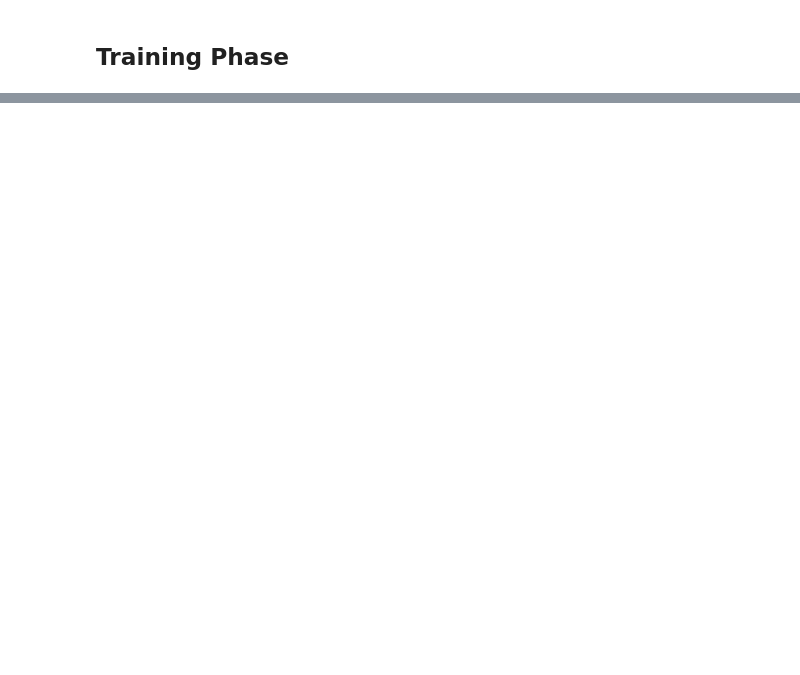
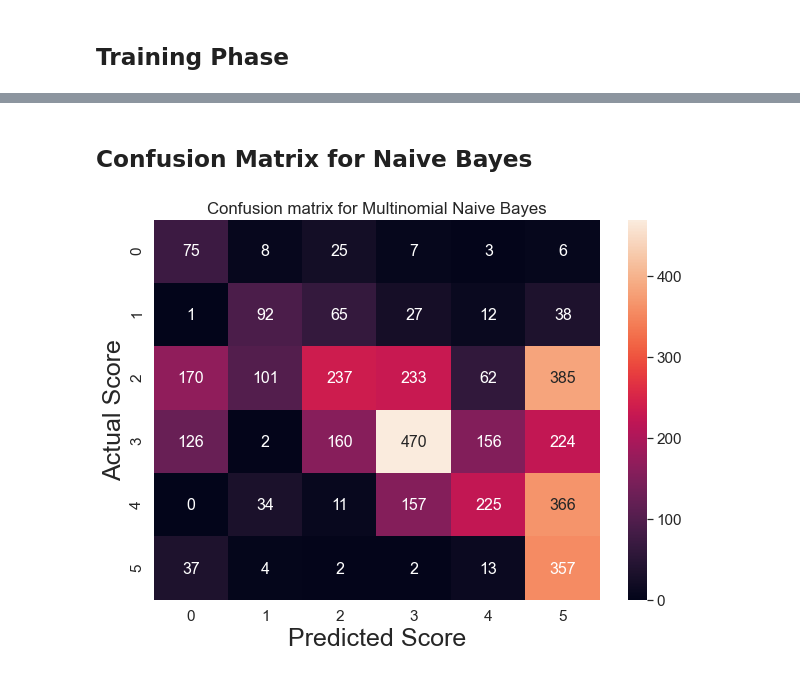
Before and after one commit to axnmol/Automated-Essay-Scoring, a Jupyter notebook: AES_main.ipynb, the cells around one changed output, grey strips where cells are left out. Drawn from its saved outputs; the diff is of its cells as text; code cells hidden in the pictures; blank space fills up the shorter version.

```diff
--- a/AES_main.ipynb
+++ b/AES_main.ipynb
@@ -386,0 +555,16 @@ Average Kappa score after a 5-fold cross validation:  0.9584
+# %% [markdown]
+## Confusion Matrix for Naive Bayes
+# %%
+import seaborn as sns
+
+plt.figure(figsize=(10,7))
+array = confusion_matrix(ytest,ypred2)
+df_cm = pd.DataFrame(array, range(6), range(6))
+fig = sns.heatmap(df_cm, annot=True, annot_kws={"size": 16},fmt='d') # font size
+sns.set(font_scale=1.4) # for label size
+plt.xlabel("Predicted Score", size=25)
+plt.ylabel("Actual Score", size=25)
+plt.title("Confusion matrix for Multinomial Naive Bayes") # You can comment this line out if you don't need title
+plt.show(fig)
+# %% [output]
+[figure, added]
```
Also changed, not shown: parts of 26 cells of this notebook, 7 other files.
